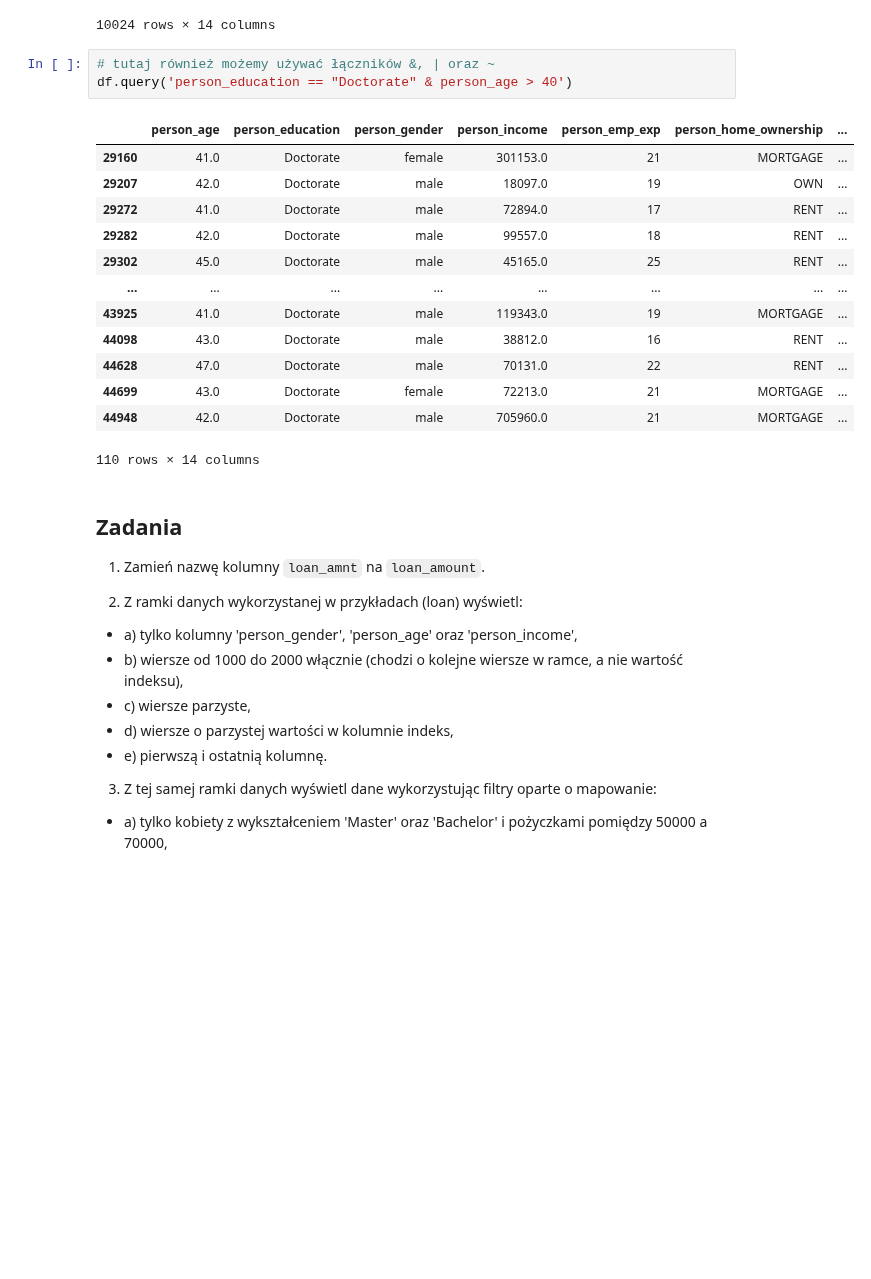
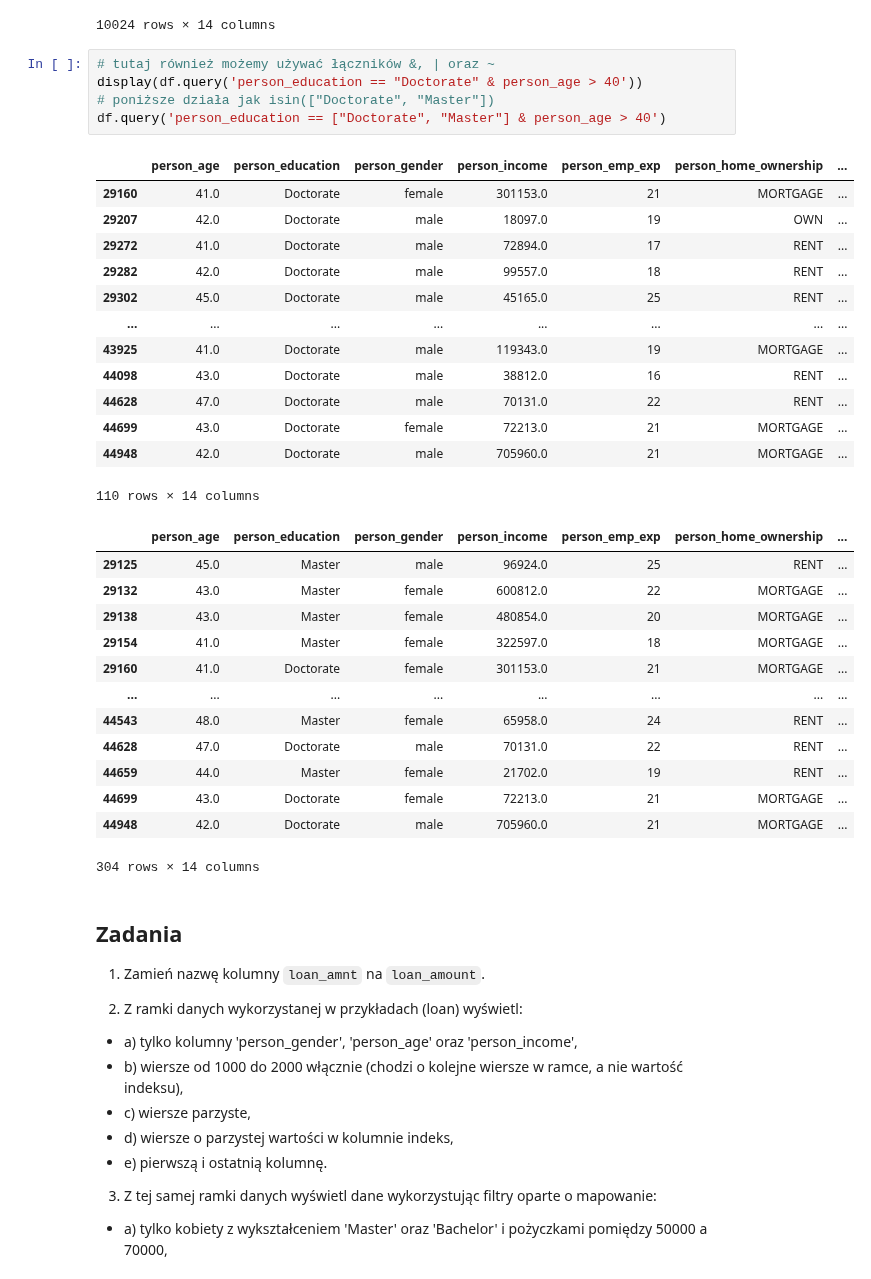
Before and after one commit to hdauharukava/swps-metody-analizy-danych, a Jupyter notebook: lab_05/lab_05.ipynb, the cells around one changed output. Saved outputs shown, nothing was run; the diff lists cells and outputs as text; blank space fills up the shorter version.

```diff
--- a/lab_05/lab_05.ipynb
+++ b/lab_05/lab_05.ipynb
@@ -457,21 +436,36 @@ df.query('person_income > 100000')
 10024 rows × 14 columns
 # %%
 # tutaj również możemy używać łączników &, | oraz ~
-df.query('person_education == "Doctorate" & person_age > 40')
+display(df.query('person_education == "Doctorate" & person_age > 40'))
+# poniższe działa jak isin(["Doctorate", "Master"])
+df.query('person_education == ["Doctorate", "Master"] & person_age > 40')
 # %% [output]
 |  | person_age | person_education | person_gender | person_income | person_emp_exp | person_home_ownership | ... |
 | 29160 | 41.0 | Doctorate | female | 301153.0 | 21 | MORTGAGE | ... |
 | 29207 | 42.0 | Doctorate | male | 18097.0 | 19 | OWN | ... |
 | 29272 | 41.0 | Doctorate | male | 72894.0 | 17 | RENT | ... |
 | 29282 | 42.0 | Doctorate | male | 99557.0 | 18 | RENT | ... |
 | 29302 | 45.0 | Doctorate | male | 45165.0 | 25 | RENT | ... |
 | ... | ... | ... | ... | ... | ... | ... | ... |
 | 43925 | 41.0 | Doctorate | male | 119343.0 | 19 | MORTGAGE | ... |
 | 44098 | 43.0 | Doctorate | male | 38812.0 | 16 | RENT | ... |
 | 44628 | 47.0 | Doctorate | male | 70131.0 | 22 | RENT | ... |
 | 44699 | 43.0 | Doctorate | female | 72213.0 | 21 | MORTGAGE | ... |
 | 44948 | 42.0 | Doctorate | male | 705960.0 | 21 | MORTGAGE | ... |
 110 rows × 14 columns
+|  | person_age | person_education | person_gender | person_income | person_emp_exp | person_home_ownership | ... |
+| 29125 | 45.0 | Master | male | 96924.0 | 25 | RENT | ... |
+| 29132 | 43.0 | Master | female | 600812.0 | 22 | MORTGAGE | ... |
+| 29138 | 43.0 | Master | female | 480854.0 | 20 | MORTGAGE | ... |
+| 29154 | 41.0 | Master | female | 322597.0 | 18 | MORTGAGE | ... |
+| 29160 | 41.0 | Doctorate | female | 301153.0 | 21 | MORTGAGE | ... |
+| ... | ... | ... | ... | ... | ... | ... | ... |
+| 44543 | 48.0 | Master | female | 65958.0 | 24 | RENT | ... |
+| 44628 | 47.0 | Doctorate | male | 70131.0 | 22 | RENT | ... |
+| 44659 | 44.0 | Master | female | 21702.0 | 19 | RENT | ... |
+| 44699 | 43.0 | Doctorate | female | 72213.0 | 21 | MORTGAGE | ... |
+| 44948 | 42.0 | Doctorate | male | 705960.0 | 21 | MORTGAGE | ... |
+304 rows × 14 columns
 # %% [markdown]
 ## Zadania
 
```
Also changed, not shown: parts of 2 cells of this notebook.
